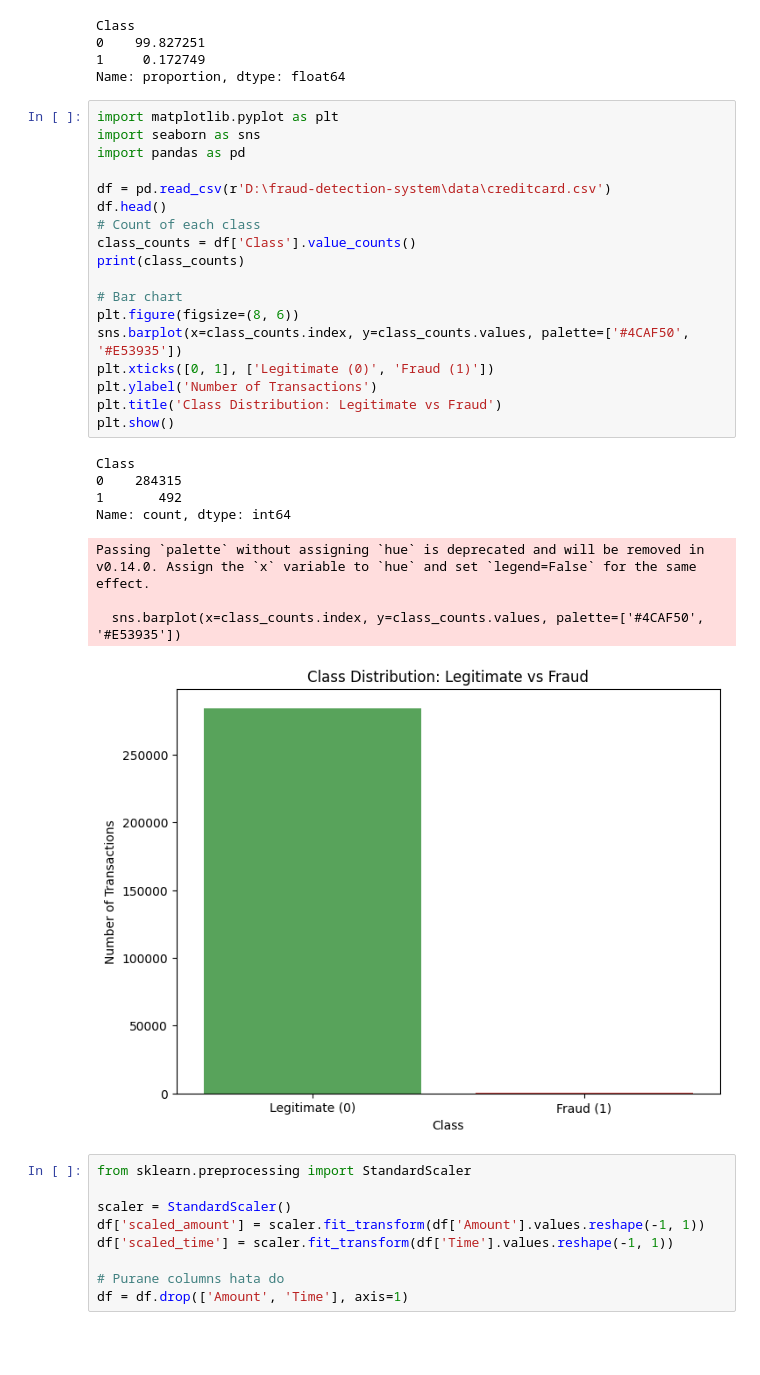
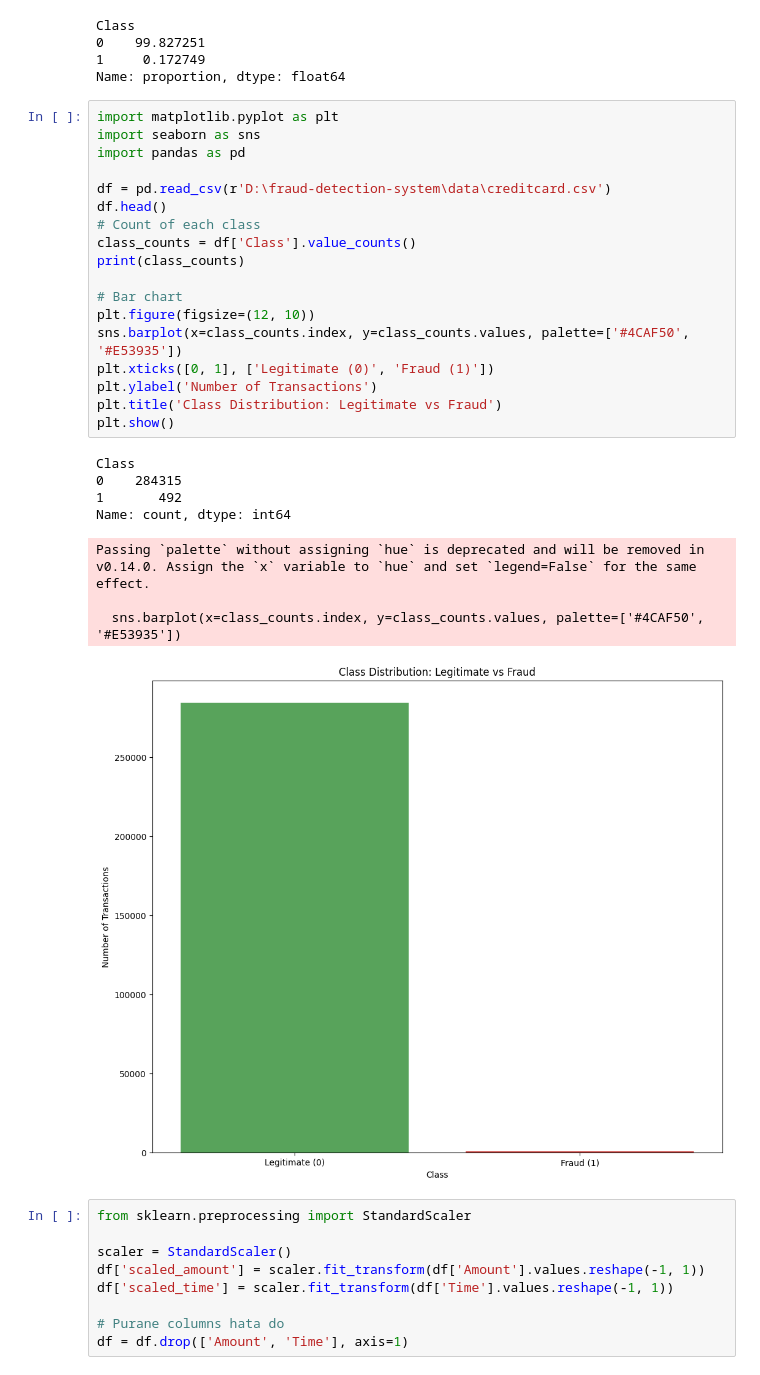
Before and after one commit to Novash-091/credit-card-fraud-detection, a Jupyter notebook: notebooks/01_eda.ipynb, the cells around one changed output. Saved outputs shown, nothing was run; the diff lists cells and outputs as text; blank space fills up the shorter version.

```diff
--- a/notebooks/01_eda.ipynb
+++ b/notebooks/01_eda.ipynb
@@ -67,30 +66,30 @@ Name: proportion, dtype: float64
 # %%
 import matplotlib.pyplot as plt
 import seaborn as sns
 import pandas as pd
 
 df = pd.read_csv(r'D:\fraud-detection-system\data\creditcard.csv')
 df.head()
 # Count of each class
 class_counts = df['Class'].value_counts()
 print(class_counts)
 
 # Bar chart
-plt.figure(figsize=(8, 6))
+plt.figure(figsize=(12, 10))
 sns.barplot(x=class_counts.index, y=class_counts.values, palette=['#4CAF50', '#E53935'])
 plt.xticks([0, 1], ['Legitimate (0)', 'Fraud (1)'])
 plt.ylabel('Number of Transactions')
 plt.title('Class Distribution: Legitimate vs Fraud')
 plt.show()
 # %% [output]
 Class
 0    284315
 1       492
 Name: count, dtype: int64
 Passing `palette` without assigning `hue` is deprecated and will be removed in v0.14.0. Assign the `x` variable to `hue` and set `legend=False` for the same effect.
 
   sns.barplot(x=class_counts.index, y=class_counts.values, palette=['#4CAF50', '#E53935'])
-[figure, old version]
+[figure, new version]
 # %%
 from sklearn.preprocessing import StandardScaler
 
```
Also changed, not shown: parts of 13 cells of this notebook, 3 other files.
